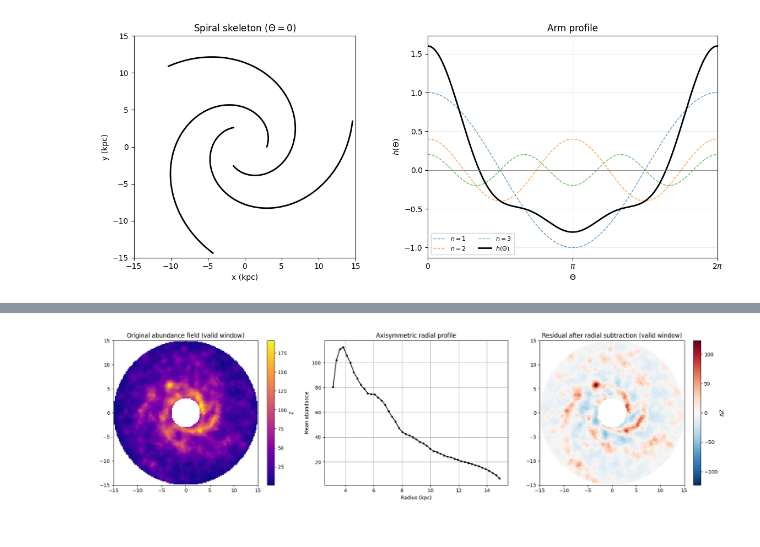
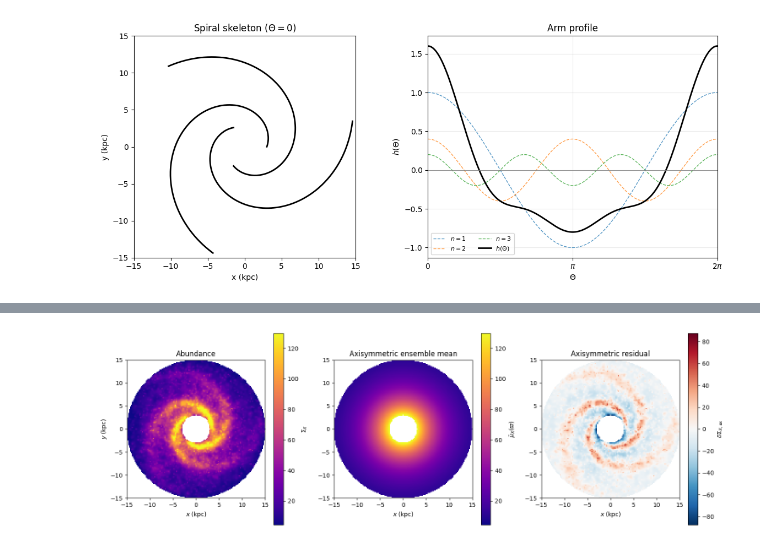
Before and after one commit to Meowwish/KTZ_Theory_z_fluctuation_III, a Jupyter notebook: KTZ_validation.ipynb, the cells around one changed output, grey strips where cells are left out. Drawn from its saved outputs; the diff is of its cells as text; code cells hidden in the pictures.

```diff
--- a/KTZ_validation.ipynb
+++ b/KTZ_validation.ipynb
@@ -283,77 +293,79 @@ Expected number of events: 24920, realization 1: 25053 (12381 clustered)
 # %%
-# %% Block 4: Subtraction of the radial gradient
+# %% Block 4: Subtraction of the deterministic axisymmetric mean
 R_grid = np.sqrt(X**2 + Y**2)
 disk_mask = (R_grid >= R_in) & (R_grid <= R_out)
-# A slightly eroded mask is used for continuous interpolation-based
-# correlation measurements, so bilinear interpolation stencils do not mix in
-# pixels from the excavated inner hole or exterior of the disc.
+# Use the same slightly eroded analysis window as the analytic finite-window
+# calculation, keeping every pixel pair endpoint away from the source edges.
 window_margin = np.sqrt(2.0) * dx
 analysis_R_in = R_in + window_margin
 analysis_R_out = R_out - window_margin
-R_bins = np.linspace(R_in, R_out, 50)
-R_c = 0.5 * (R_bins[:-1] + R_bins[1:])
 
-def subtract_radial_background(Z, make_plot=False):
-    """Subtract the axisymmetric radial profile inside the valid annulus."""
-    Z_rad = np.array([
-        np.nanmean(np.where((R_grid >= rl) & (R_grid < rh) & disk_mask, Z, np.nan))
-        for rl, rh in zip(R_bins[:-1], R_bins[1:])
-    ])
-    f_mean = interp1d(R_c, Z_rad, kind='linear',
-                      bounds_error=False, fill_value=(Z_rad[0], Z_rad[-1]))
+def subtract_axisymmetric_mean(Z, make_plot=False):
+    """Subtract the deterministic local-WKBJ axisymmetric ensemble mean."""
     Z_bg = np.full_like(Z, np.nan, dtype=float)
-    Z_bg[disk_mask] = f_mean(R_grid[disk_mask])
+    Z_bg[disk_mask] = (
+        Y_val * lambda0_0 * t_star
+        * np.exp(-R_grid[disk_mask] / h_R)
+    )
 
     Z_res = np.full_like(Z, np.nan, dtype=float)
     Z_res[disk_mask] = Z[disk_mask] - Z_bg[disk_mask]
     Z_plot = np.where(disk_mask, Z, np.nan)
     Z_res_plot = np.where(disk_mask, Z_res, np.nan)
-    Z_res_interp = np.where(np.isfinite(Z_res), Z_res, 0.0)
 
     if make_plot:
-        fig, axes = plt.subplots(1, 3, figsize=(18, 5))
+        fig, axes = plt.subplots(1, 3, figsize=(15, 4.8))
+        Z_bg_plot = np.where(disk_mask, Z_bg, np.nan)
+        abundance_vmin, abundance_vmax = np.nanpercentile(Z_plot, [1, 99])
 
-        im1 = axes[0].pcolormesh(X, Y, Z_plot, cmap='plasma', shading='auto')
-        plt.colorbar(im1, ax=axes[0], label='Z')
-        axes[0].set_title('Original abundance field (valid window)')
-        axes[0].set_xlim(-R_out, R_out)
-        axes[0].set_ylim(-R_out, R_out)
-        axes[0].set_aspect('equal')
+        im_abundance = axes[0].pcolormesh(
+            X, Y, Z_plot, cmap='plasma', shading='auto',
+            vmin=abundance_vmin, vmax=abundance_vmax
+        )
+        plt.colorbar(im_abundance, ax=axes[0], label=r'$\Sigma_X$')
+        axes[0].set_title('Abundance')
 
-        axes[1].plot(R_c, Z_rad, 'ko-', markersize=3)
-        axes[1].set_xlabel('Radius (kpc)')
-        axes[1].set_ylabel('Mean abundance')
-        axes[1].set_title('Axisymmetric radial profile')
-        axes[1].grid(True)
+        im_gradient = axes[1].pcolormesh(
+            X, Y, Z_bg_plot, cmap='plasma', shading='auto',
+            vmin=abundance_vmin, vmax=abundance_vmax
+        )
+        plt.colorbar(im_gradient, ax=axes[1], label=r'$\bar\mu_X(\varpi)$')
+        axes[1].set_title('Axisymmetric ensemble mean')
 
         vmax = np.nanmax(np.abs(Z_res_plot))
-        im2 = axes[2].pcolormesh(X, Y, Z_res_plot, cmap='RdBu_r', shading='auto',
-                                 vmin=-vmax, vmax=vmax)
-        plt.colorbar(im2, ax=axes[2], label=r'$\Delta Z$')
-        axes[2].set_title('Residual after radial subtraction (valid window)')
-        axes[2].set_xlim(-R_out, R_out)
-        axes[2].set_ylim(-R_out, R_out)
-        axes[2].set_aspect('equal')
+        im_residual = axes[2].pcolormesh(
+            X, Y, Z_res_plot, cmap='RdBu_r', shading='auto',
+            vmin=-vmax, vmax=vmax
+        )
+        plt.colorbar(im_residual, ax=axes[2], label=r'$\delta\Sigma_{X,{\rm ax}}$')
+        axes[2].set_title('Axisymmetric residual')
+
+        for ax in axes:
+            ax.set_xlim(-R_out, R_out)
+            ax.set_ylim(-R_out, R_out)
+            ax.set_aspect('equal')
+            ax.set_xlabel(r'$x\;({\rm kpc})$')
+        axes[0].set_ylabel(r'$y\;({\rm kpc})$')
 
         plt.tight_layout()
+        fig.savefig(
+            validation_figure_path('scalar_fields'), dpi=160,
+            bbox_inches='tight'
+        )
         plt.show()
 
     return {
-        'Z_rad': Z_rad,
         'Z_bg': Z_bg,
         'Z_res': Z_res,
         'Z_plot': Z_plot,
         'Z_res_plot': Z_res_plot,
-        'Z_res_interp': Z_res_interp,
     }
 
-first_residual = subtract_radial_background(Z, make_plot=True)
-Z_rad = first_residual['Z_rad']
+first_residual = subtract_axisymmetric_mean(Z, make_plot=True)
 Z_bg = first_residual['Z_bg']
 Z_res = first_residual['Z_res']
 Z_plot = first_residual['Z_plot']
 Z_res_plot = first_residual['Z_res_plot']
-Z_res_interp = first_residual['Z_res_interp']
 # %% [output]
-[figure, old version]
+[figure, new version]
 # %%
```
Also changed, not shown: parts of 18 cells of this notebook, 3 other files.
